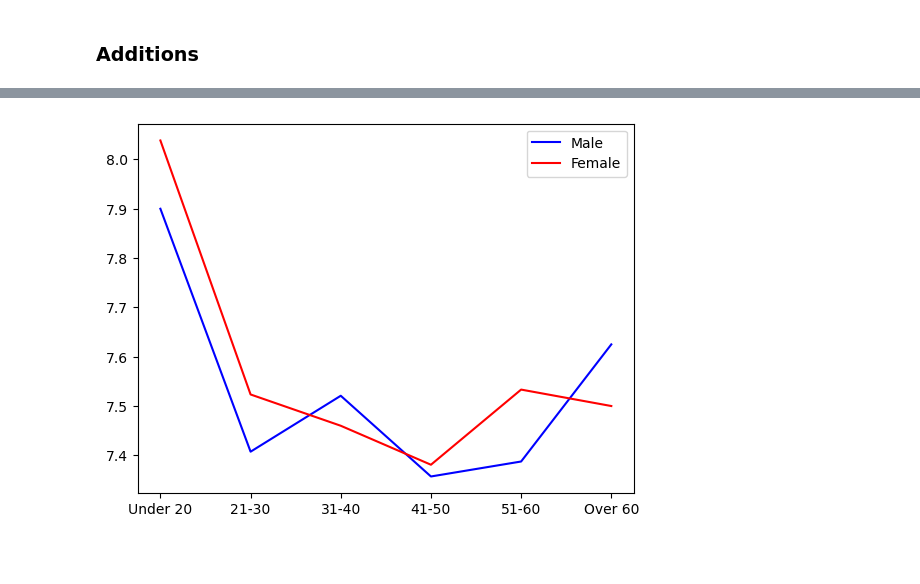
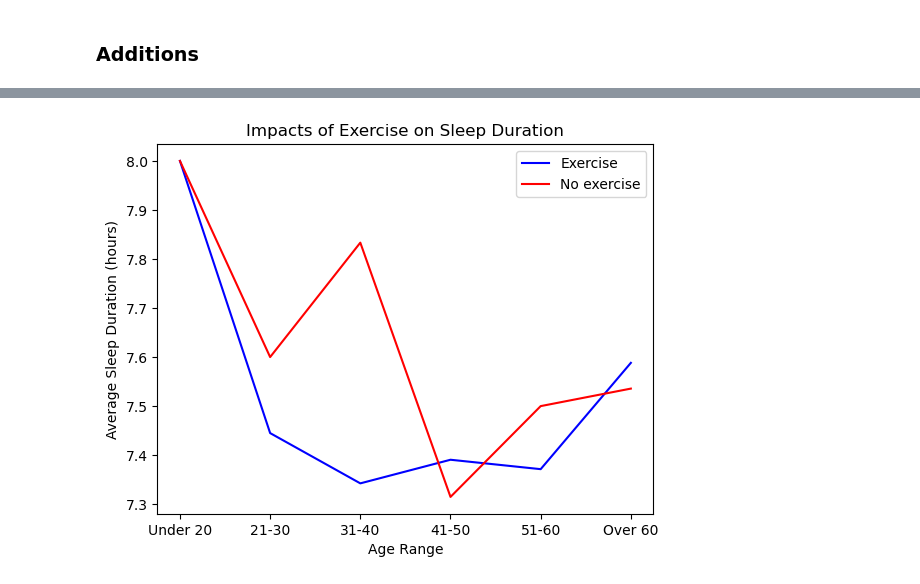
Before and after one commit to JenFreeze/Project_1, a Jupyter notebook: project1.ipynb, the cells around one changed output, grey strips where cells are left out. Drawn from its saved outputs; the diff is of its cells as text; code cells hidden in the pictures; blank space fills up the shorter version.

```diff
--- a/project1.ipynb
+++ b/project1.ipynb
@@ -495,30 +492,0 @@ plt.show()
-# %%
-# Create chart
-age_bins = [0, 20, 30, 40, 50, 60, 70]
-labels = ["Under 20", "21-30", "31-40", "41-50", "51-60", "Over 60"]
-sleep_df["Age Range"] = pd.cut(sleep_df["Age"], age_bins, labels=labels)
-
-alc0 = sleep_df.loc[sleep_df["Alcohol consumption"] == 0]
-alc1 = sleep_df.loc[sleep_df["Alcohol consumption"] == 1]
-alc2 = sleep_df.loc[sleep_df["Alcohol consumption"] == 2]
-alc3 = sleep_df.loc[sleep_df["Alcohol consumption"] == 3]
-alc4 = sleep_df.loc[sleep_df["Alcohol consumption"] == 4]
-alc5 = sleep_df.loc[sleep_df["Alcohol consumption"] == 5]
-
-efficiency_0 = alc0.groupby(["Age Range"]).mean()["Sleep efficiency"]
-efficiency_1 = alc1.groupby(["Age Range"]).mean()["Sleep efficiency"]
-efficiency_2 = alc2.groupby(["Age Range"]).mean()["Sleep efficiency"]
-efficiency_3 = alc3.groupby(["Age Range"]).mean()["Sleep efficiency"]
-efficiency_4 = alc4.groupby(["Age Range"]).mean()["Sleep efficiency"]
-efficiency_5 = alc5.groupby(["Age Range"]).mean()["Sleep efficiency"]
-
-ages = labels
-alc0_avg, = plt.plot(ages, efficiency_0, color="blue", label="None")
-alc1_avg, = plt.plot(ages, efficiency_1, color="red", label="1")
-alc2_avg, = plt.plot(ages, efficiency_2, color="green", label="2")
-alc3_avg, = plt.plot(ages, efficiency_3, color="black", label="3")
-alc4_avg, = plt.plot(ages, efficiency_4, color="yellow", label="4")
-alc5_avg, = plt.plot(ages, efficiency_5, color="orange", label="5")
-plt.legend(handles=[alc0_avg, alc1_avg, alc2_avg, alc3_avg, alc4_avg, alc5_avg], loc="best")
-
-plt.show()
@@ -543,13 +650,16 @@ plt.show()
 # %%
-# Create chart
-duration_men = male_df.groupby(["Age Range"]).mean()["Sleep duration"]
-duration_women = female_df.groupby(["Age Range"]).mean()["Sleep duration"]
+age_df_drink  = sleep_df.loc[sleep_df['Exercise frequency']  >0].groupby(["Age Range"]).mean()['Sleep duration']
+age_df_non_drink  = sleep_df.loc[sleep_df['Exercise frequency']  ==0].groupby(["Age Range"]).mean()['Sleep duration']
 
 ages = labels
-male_avg, = plt.plot(ages, duration_men, color="blue", label="Male")
-female_avg, = plt.plot(ages, duration_women, color="red", label="Female")
-plt.legend(handles=[male_avg, female_avg], loc="best")
+age_df_drink_graph, = plt.plot(ages, age_df_drink, color="blue", label="Exercise")
+nondrink_graph, = plt.plot(ages, age_df_non_drink, color="red", label="No exercise")
+
+plt.legend(handles=[age_df_drink_graph, nondrink_graph], loc="best")
+plt.xlabel("Age Range")
+plt.ylabel("Average Sleep Duration (hours)")
+plt.title("Impacts of Exercise on Sleep Duration")
 
 plt.show()
 # %% [output]
-[figure, old version]
+[figure, new version]
```
Also changed, not shown: parts of 52 cells of this notebook.
